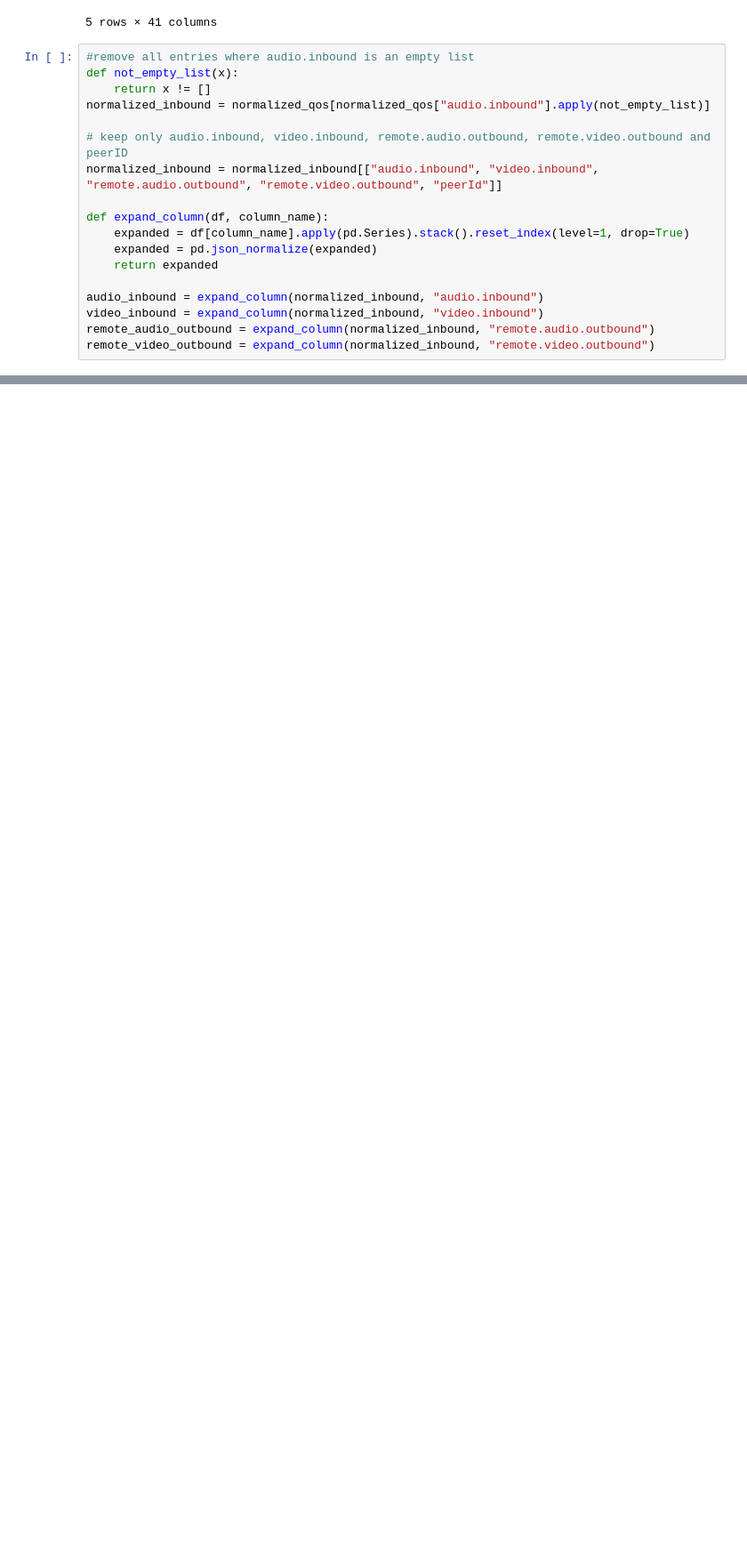
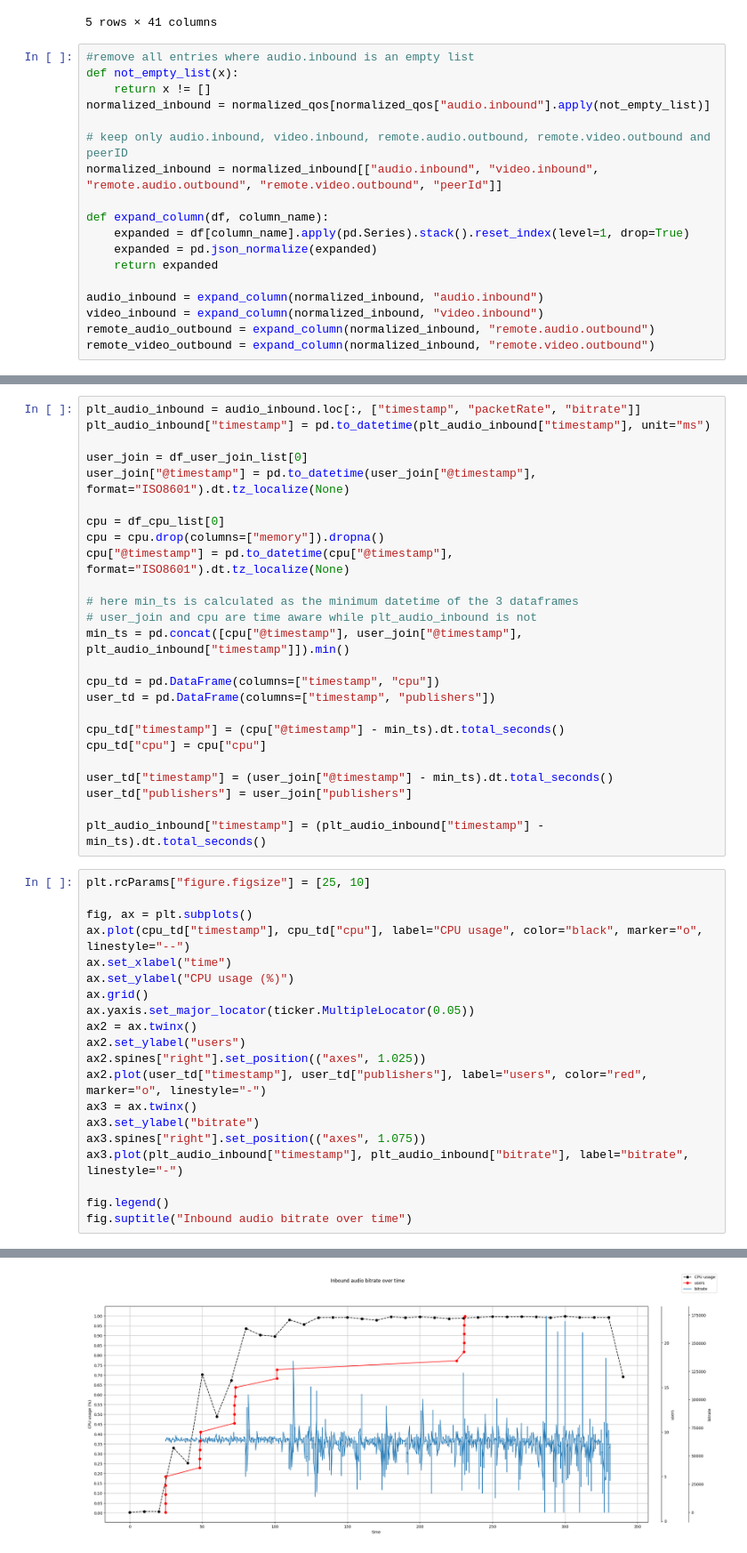
Before and after one commit to codeurjc/Performance-testing-in-the-WebRTC-arena, a Jupyter notebook: new/new.ipynb, the cells around one changed output, grey strips where cells are left out. Shown at 89% size. Saved outputs shown, nothing was run; the diff lists cells and outputs as text; blank space fills up the shorter version.

```diff
--- a/new/new.ipynb
+++ b/new/new.ipynb
@@ -129,0 +189,46 @@ plt.plot(plt_audio_inbound["timestamp"], plt_audio_inbound["packetRate"])
+# %%
+plt_audio_inbound = audio_inbound.loc[:, ["timestamp", "packetRate", "bitrate"]]
+plt_audio_inbound["timestamp"] = pd.to_datetime(plt_audio_inbound["timestamp"], unit="ms")
+
+user_join = df_user_join_list[0]
+user_join["@timestamp"] = pd.to_datetime(user_join["@timestamp"], format="ISO8601").dt.tz_localize(None)
+
+cpu = df_cpu_list[0]
+cpu = cpu.drop(columns=["memory"]).dropna()
+cpu["@timestamp"] = pd.to_datetime(cpu["@timestamp"], format="ISO8601").dt.tz_localize(None)
+
+# here min_ts is calculated as the minimum datetime of the 3 dataframes
+# user_join and cpu are time aware while plt_audio_inbound is not
+min_ts = pd.concat([cpu["@timestamp"], user_join["@timestamp"], plt_audio_inbound["timestamp"]]).min()
+
+cpu_td = pd.DataFrame(columns=["timestamp", "cpu"])
+user_td = pd.DataFrame(columns=["timestamp", "publishers"])
+
+cpu_td["timestamp"] = (cpu["@timestamp"] - min_ts).dt.total_seconds()
+cpu_td["cpu"] = cpu["cpu"]
+
+user_td["timestamp"] = (user_join["@timestamp"] - min_ts).dt.total_seconds()
+user_td["publishers"] = user_join["publishers"]
+
+plt_audio_inbound["timestamp"] = (plt_audio_inbound["timestamp"] - min_ts).dt.total_seconds()
+# %%
+plt.rcParams["figure.figsize"] = [25, 10]
+
+fig, ax = plt.subplots()
+ax.plot(cpu_td["timestamp"], cpu_td["cpu"], label="CPU usage", color="black", marker="o", linestyle="--")
+ax.set_xlabel("time")
+ax.set_ylabel("CPU usage (%)")
+ax.grid()
+ax.yaxis.set_major_locator(ticker.MultipleLocator(0.05))
+ax2 = ax.twinx()
+ax2.set_ylabel("users")
+ax2.spines["right"].set_position(("axes", 1.025))
+ax2.plot(user_td["timestamp"], user_td["publishers"], label="users", color="red", marker="o", linestyle="-")
+ax3 = ax.twinx()
+ax3.set_ylabel("bitrate")
+ax3.spines["right"].set_position(("axes", 1.075))
+ax3.plot(plt_audio_inbound["timestamp"], plt_audio_inbound["bitrate"], label="bitrate", linestyle="-")
+
+fig.legend()
+fig.suptitle("Inbound audio bitrate over time")
+# %% [output]
@@ -129,0 +236 @@ plt.plot(plt_audio_inbound["timestamp"], plt_audio_inbound["packetRate"])
+[figure, added]
```
Also changed, not shown: parts of 13 cells of this notebook, 1 other file.
